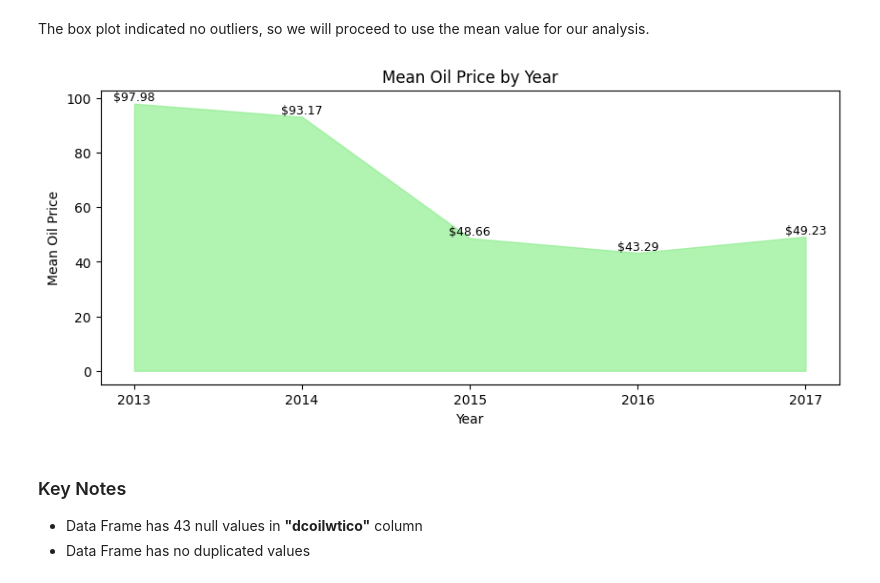
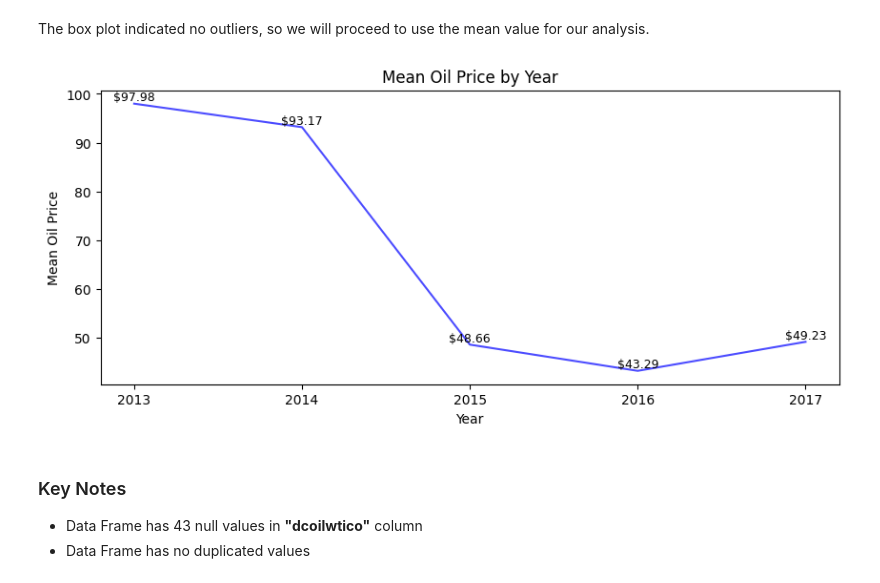
Before and after one commit to edadso/TS-Forecasting, a Jupyter notebook: notebooks/project_code.ipynb, the cells around one changed output. Cells and saved outputs as stored; diff of their text form; code cells hidden in the pictures.

```diff
--- a/notebooks/project_code.ipynb
+++ b/notebooks/project_code.ipynb
@@ -285,24 +285,24 @@ oil_data_by_yr = oil_dup_df.resample("Y")["dcoilwtico"].mean()
 # %%
 # Set figsize
 plt.figure(figsize = (10, 4))
 
 # Plot line chart
-plt.fill_between(oil_data_by_yr.index.year, oil_data_by_yr.values, color = "lightgreen", alpha = 0.7)
+plt.plot(oil_data_by_yr.index.year, oil_data_by_yr.values, color = "blue", alpha = 0.7)
 
 # Adding data labels
 for i, value in enumerate(oil_data_by_yr.values):
     plt.text(oil_data_by_yr.index.year[i], value, f"${round(value, 2)}", ha = "center", va = "bottom", fontsize=9)
 
 # Setting the x-ticks
 plt.xticks(oil_data_by_yr.index.year)
 
 # Set the title and labels
 plt.title("Mean Oil Price by Year")
 plt.ylabel("Mean Oil Price")
 plt.xlabel("Year")
 plt.show()
 # %% [output]
-[figure, old version]
+[figure, new version]
 # %% [markdown]
 ### Key Notes
 - Data Frame has 43 null values in **"dcoilwtico"** column
```
Also changed, not shown: parts of 21 cells of this notebook, 1 other file.
